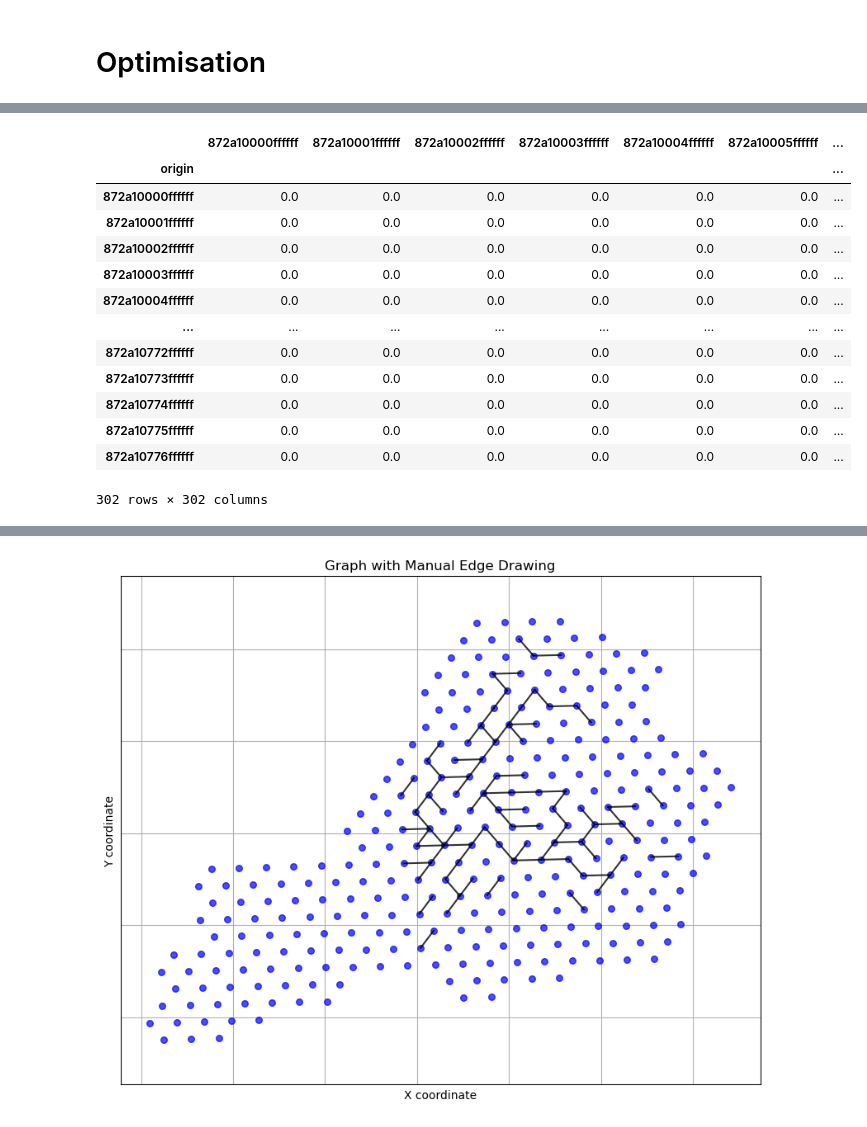
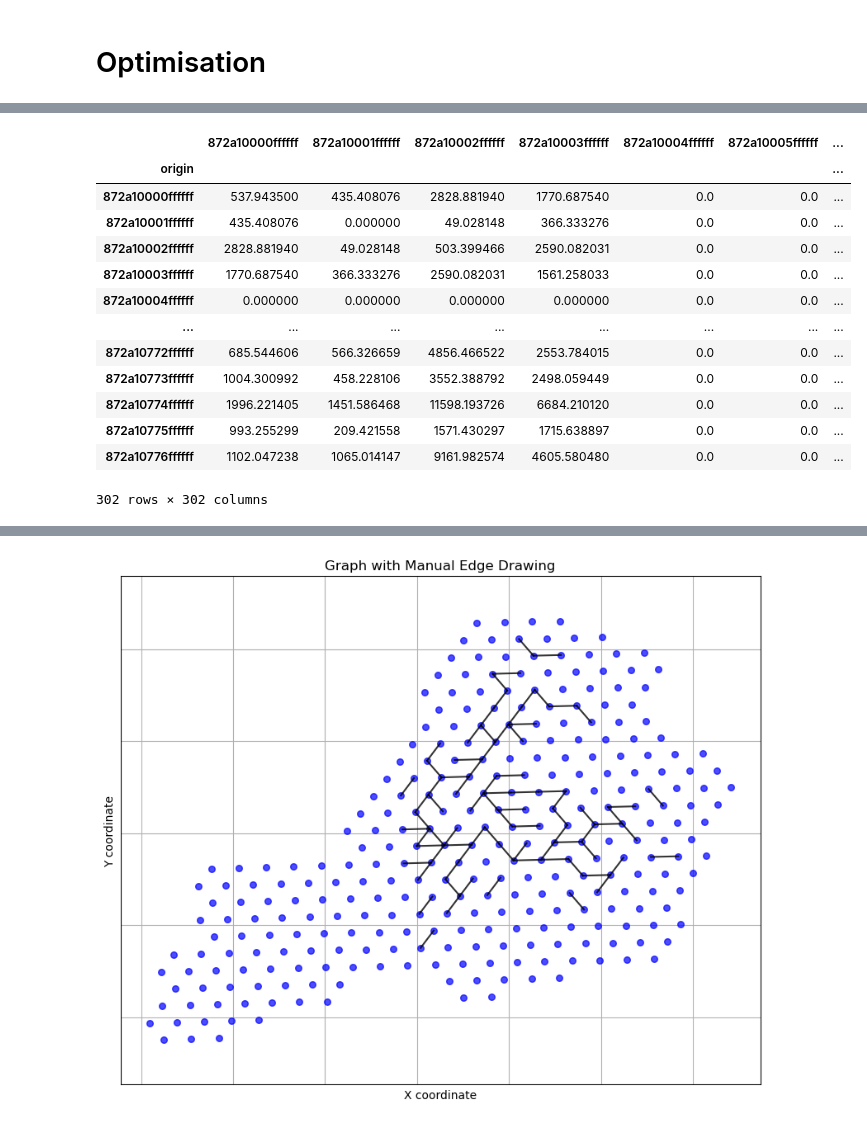
Before and after one commit to javad-e/delivery-tunnels, a Jupyter notebook: Network Optimization.ipynb, the cells around one changed output, grey strips where cells are left out. Cells and saved outputs as stored; diff of their text form; code cells hidden in the pictures.

```diff
--- a/Network Optimization.ipynb
+++ b/Network Optimization.ipynb
@@ -123,3 +123,10 @@ plt.show()
 [figure]
 # %% [markdown]
 # Optimisation
+# %%
+combined_flow_df = pd.concat([express_flow_df, scheduled_flow_df], ignore_index=True).groupby(['origin', 'destination'], as_index=False)['flow'].agg({
+    'flow': 'sum',     # sum this column
+    'origin_centroid': 'first',      # keep the original value (assumed same in group)
+    'destination_centroid': 'first'       # keep the original value (assumed same in group)
+})
+combined_flow_df
@@ -126,52 +147,52 @@ plt.show()
 # %%
-scheduled_flow_df['origin'] = scheduled_flow_df['origin'].astype(str)
-scheduled_flow_df['destination'] = scheduled_flow_df['destination'].astype(str)
+combined_flow_df['origin'] = combined_flow_df['origin'].astype(str)
+combined_flow_df['destination'] = combined_flow_df['destination'].astype(str)
 
 # Step 1: Create normalized edge keys (undirected)
-scheduled_flow_df['edge_key'] = scheduled_flow_df.apply(
+combined_flow_df['edge_key'] = combined_flow_df.apply(
     lambda row: tuple(sorted([row['origin'], row['destination']])), axis=1
 )
 
 # Step 2: Sum flows in both directions
-symmetric_flow = scheduled_flow_df.groupby('edge_key')['flow'].sum().reset_index()
+symmetric_flow = combined_flow_df.groupby('edge_key')['flow'].sum().reset_index()
 
 # Step 3: Split back into origin and destination
 symmetric_flow[['origin', 'destination']] = pd.DataFrame(
     symmetric_flow['edge_key'].tolist(), index=symmetric_flow.index
 )
 
 # Step 4: Create initial pivot table
 adj_matrix = symmetric_flow.pivot(index='origin', columns='destination', values='flow')
 
-# Step 5: Build full node list from G_combined AND scheduled_flow_df
+# Step 5: Build full node list from G_combined AND combined_flow_df
 nodes_from_graph = set(map(str, G_combined.nodes))
-nodes_from_df = set(scheduled_flow_df['origin']).union(set(scheduled_flow_df['destination']))
+nodes_from_df = set(combined_flow_df['origin']).union(set(combined_flow_df['destination']))
 all_nodes = sorted(nodes_from_graph.union(nodes_from_df))
 
 # Step 6: Reindex both rows and columns to include all nodes
 adj_matrix = adj_matrix.reindex(index=all_nodes, columns=all_nodes, fill_value=0)
 
 # Step 7: Force symmetry
 adj_matrix = adj_matrix.combine_first(adj_matrix.T)
 
 # Step 8: Final cleanup: fill NaNs and ensure float type
 adj_matrix = adj_matrix.fillna(0).astype(float)
 
 adj_matrix
 # %% [output]
 |  | 872a10000ffffff | 872a10001ffffff | 872a10002ffffff | 872a10003ffffff | 872a10004ffffff | 872a10005ffffff | ... |
 | origin |  |  |  |  |  |  | ... |
-| 872a10000ffffff | 0.0 | 0.0 | 0.0 | 0.0 | 0.0 | 0.0 | ... |
-| 872a10001ffffff | 0.0 | 0.0 | 0.0 | 0.0 | 0.0 | 0.0 | ... |
-| 872a10002ffffff | 0.0 | 0.0 | 0.0 | 0.0 | 0.0 | 0.0 | ... |
-| 872a10003ffffff | 0.0 | 0.0 | 0.0 | 0.0 | 0.0 | 0.0 | ... |
-| 872a10004ffffff | 0.0 | 0.0 | 0.0 | 0.0 | 0.0 | 0.0 | ... |
+| 872a10000ffffff | 537.943500 | 435.408076 | 2828.881940 | 1770.687540 | 0.0 | 0.0 | ... |
+| 872a10001ffffff | 435.408076 | 0.000000 | 49.028148 | 366.333276 | 0.0 | 0.0 | ... |
+| 872a10002ffffff | 2828.881940 | 49.028148 | 503.399466 | 2590.082031 | 0.0 | 0.0 | ... |
+| 872a10003ffffff | 1770.687540 | 366.333276 | 2590.082031 | 1561.258033 | 0.0 | 0.0 | ... |
+| 872a10004ffffff | 0.000000 | 0.000000 | 0.000000 | 0.000000 | 0.0 | 0.0 | ... |
 | ... | ... | ... | ... | ... | ... | ... | ... |
-| 872a10772ffffff | 0.0 | 0.0 | 0.0 | 0.0 | 0.0 | 0.0 | ... |
-| 872a10773ffffff | 0.0 | 0.0 | 0.0 | 0.0 | 0.0 | 0.0 | ... |
-| 872a10774ffffff | 0.0 | 0.0 | 0.0 | 0.0 | 0.0 | 0.0 | ... |
-| 872a10775ffffff | 0.0 | 0.0 | 0.0 | 0.0 | 0.0 | 0.0 | ... |
-| 872a10776ffffff | 0.0 | 0.0 | 0.0 | 0.0 | 0.0 | 0.0 | ... |
+| 872a10772ffffff | 685.544606 | 566.326659 | 4856.466522 | 2553.784015 | 0.0 | 0.0 | ... |
+| 872a10773ffffff | 1004.300992 | 458.228106 | 3552.388792 | 2498.059449 | 0.0 | 0.0 | ... |
+| 872a10774ffffff | 1996.221405 | 1451.586468 | 11598.193726 | 6684.210120 | 0.0 | 0.0 | ... |
+| 872a10775ffffff | 993.255299 | 209.421558 | 1571.430297 | 1715.638897 | 0.0 | 0.0 | ... |
+| 872a10776ffffff | 1102.047238 | 1065.014147 | 9161.982574 | 4605.580480 | 0.0 | 0.0 | ... |
 302 rows × 302 columns
 # %%
 def euclidean_distance(coord1, coord2):
```
Also changed, not shown: parts of 7 cells of this notebook, 4 other files.
